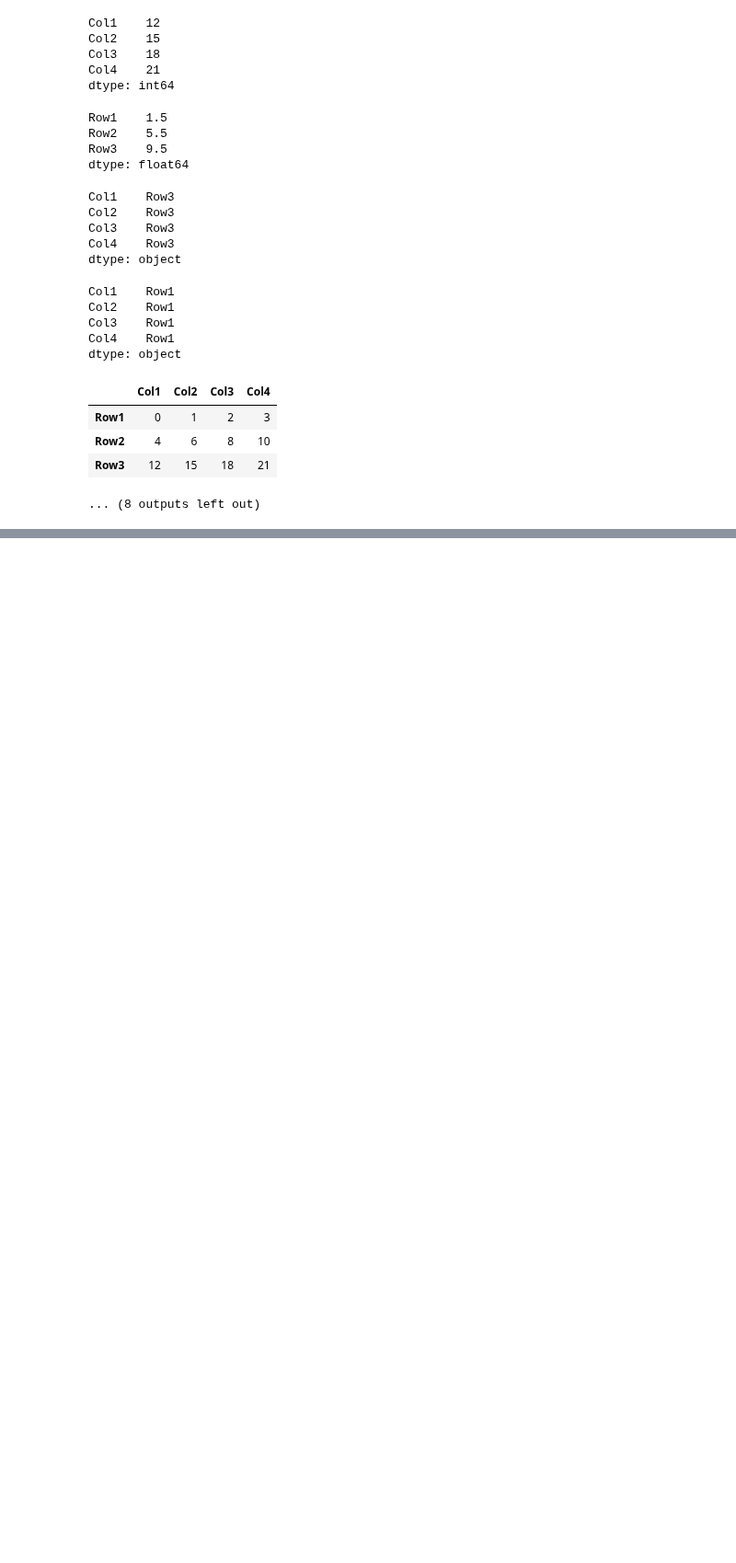
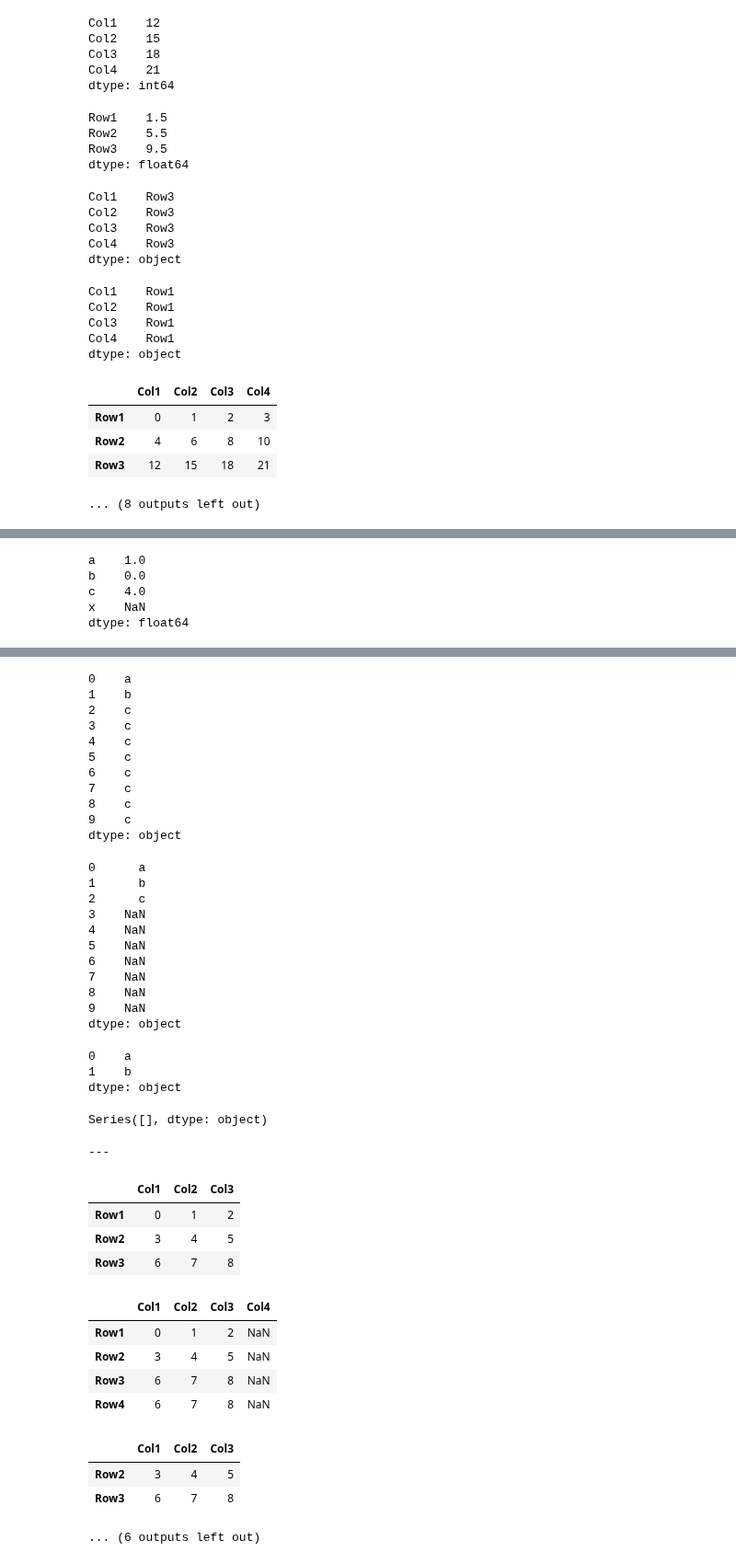
Before and after one commit to niranjv/ml-notes, a Jupyter notebook: notes/pandas-notes.ipynb, the cells around one changed output, grey strips where cells are left out. Shown at 92% size. Saved outputs shown, nothing was run; the diff lists cells and outputs as text; code cells hidden in the pictures; blank space fills up the shorter version.

```diff
--- a/notes/pandas-notes.ipynb
+++ b/notes/pandas-notes.ipynb
@@ -713,3 +708,37 @@ dtype: object
 | Row2 | 4 | 6 | 8 | 10 |
 | Row3 | 12 | 15 | 18 | 21 |
 ... (8 outputs left out)
+# %%
+# Reindexing
+
+s = Series(np.arange(5), index=['b','a','d','e','c'])
+s
+
+s.reindex(['a','b','c','x'])
+s.reindex(['a','b','c','x','y','z'], fill_value=99)
+# s.reindex(['a','b','c','x','y','z'], method='ffill') - will not work due to string index
+s = Series(['a','b','c'], index=range(3))
+s.reindex(range(10))
+s.reindex(range(10), method='ffill')
+s.reindex(range(10), method='bfill')
+
+# note that NA values are also dropped
+s.drop(2)
+s.drop([0,1,2])
+
+print '---'
+
+df = DataFrame(np.arange(9).reshape(3,3), index=['Row1', 'Row2', 'Row3'], columns=['Col1', 'Col2', 'Col3'])
+df
+df.reindex(['Row1', 'Row2', 'Row3', 'Row4'], columns=['Col1', 'Col2', 'Col3', 'Col4'], method='ffill')
+
+df.drop('Row1')
+df.drop('Col1', axis=1)
+
+print '---'
+
+df
+df['Col1']
+df.ix[['Row1','Row2'], ['Col1','Col2']]
+df.ix[:'Row2', :'Col2']
+# %% [output]
@@ -715,0 +751,5 @@ dtype: object
+a    1.0
+b    0.0
+c    4.0
+x    NaN
+dtype: float64
@@ -715,0 +774,40 @@ dtype: object
+0    a
+1    b
+2    c
+3    c
+4    c
+5    c
+6    c
+7    c
+8    c
+9    c
+dtype: object
+0      a
+1      b
+2      c
+3    NaN
+4    NaN
+5    NaN
+6    NaN
+7    NaN
+8    NaN
+9    NaN
+dtype: object
+0    a
+1    b
+dtype: object
+Series([], dtype: object)
+---
+|  | Col1 | Col2 | Col3 |
+| Row1 | 0 | 1 | 2 |
+| Row2 | 3 | 4 | 5 |
+| Row3 | 6 | 7 | 8 |
+|  | Col1 | Col2 | Col3 | Col4 |
+| Row1 | 0 | 1 | 2 | NaN |
+| Row2 | 3 | 4 | 5 | NaN |
+| Row3 | 6 | 7 | 8 | NaN |
+| Row4 | 6 | 7 | 8 | NaN |
+|  | Col1 | Col2 | Col3 |
+| Row2 | 3 | 4 | 5 |
+| Row3 | 6 | 7 | 8 |
+... (6 outputs left out)
```
Also changed, not shown: parts of 5 cells of this notebook.
